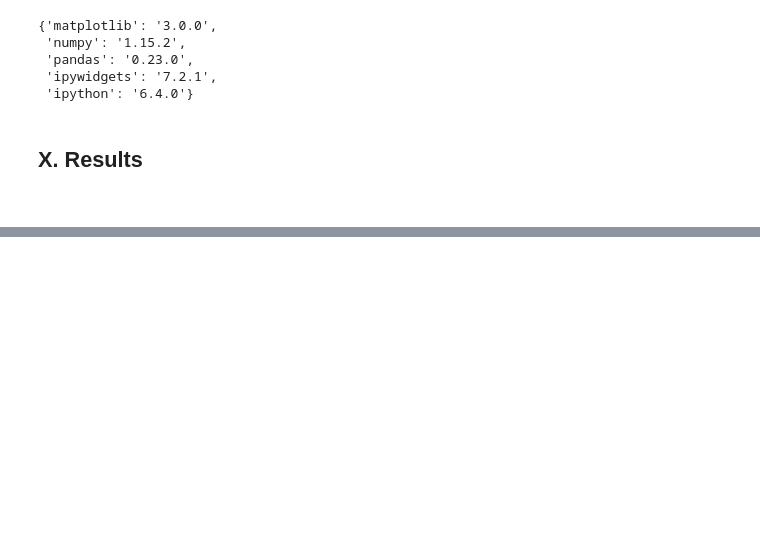
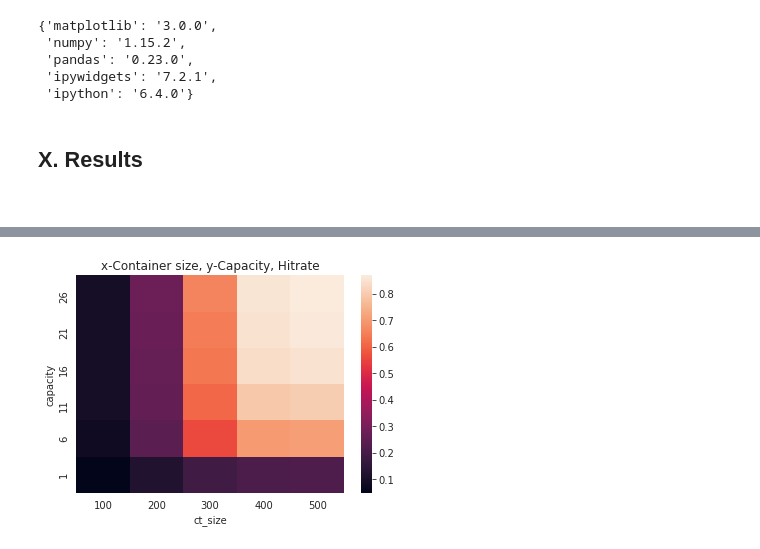
Before and after one commit to kevingao26/Binder-Logs, a Jupyter notebook: 6. The Models/Model Workspace.ipynb, the cells around one changed output, grey strips where cells are left out. Cells and saved outputs as stored; diff of their text form; code cells hidden in the pictures; blank space fills up the shorter version.

```diff
--- a/6. The Models/Model Workspace.ipynb
+++ b/6. The Models/Model Workspace.ipynb
@@ -102,6 +111,3 @@ dep_df = pd.read_hdf('dependency_table_final.h5', 'df')
 dep_df = dep_df.rename(columns=dep_df.loc["ref"]).drop("ref")
 # %% [markdown]
 ------------------------------------------------
-# %%
-launches_df["combined_ref"] = launches_df['ref'].fillna('') + launches_df['guessed_ref'].fillna('')
-launches_df
@@ -224,0 +318,6 @@ class Container:
+# %%
+a = {1:5, 2:7, 3:8}
+b = {4:4, 1:3}
+{**a, **b}
+for i in a:
+    print(i)
@@ -486,0 +722,28 @@ Hours: 12.802606291241116
+# %%
+def visualize_2param_2D(model_type):
+    ct_size, capacity, z_fact = [], [], []
+    x_min, x_max, x_gap = 100, 600, 100
+    y_min, y_max, y_gap = 1, 30, 5
+
+    for i in np.arange(x_min, x_max, x_gap):
+        for j in np.arange(y_min, y_max, y_gap):
+            temp = MODEL_nl(model_type, "timeit", [i, -1, j])
+            ct_size.append(i)
+            capacity.append(j)
+            z_fact.append(temp[6])
+
+    data = pd.DataFrame(data={'ct_size': ct_size, 'capacity': capacity, 'hitrate': z_fact})
+    data = data.pivot(columns='ct_size', index='capacity', values='hitrate')
+    ax = sns.heatmap(data)
+    sns.color_palette("Greens")
+    ax.invert_yaxis()
+    plt.title("x-Container size, y-Capacity, Hitrate")
+    plt.show()
+
+    return
+
+
+
+visualize_2param_2D("lru_c")
+# %% [output]
+[figure, added]
```
Also changed, not shown: parts of 45 cells of this notebook, 2 other files.
